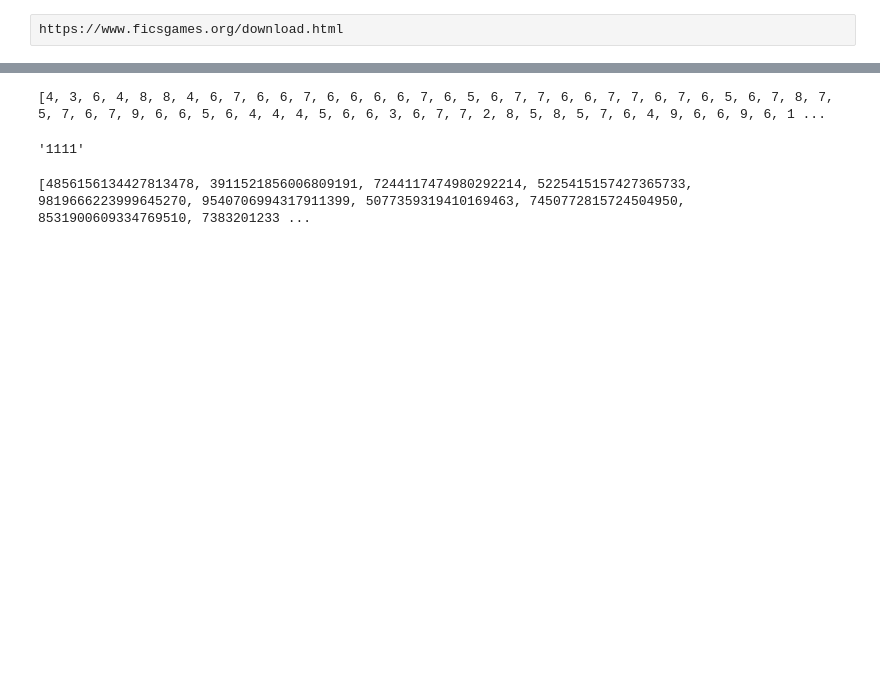
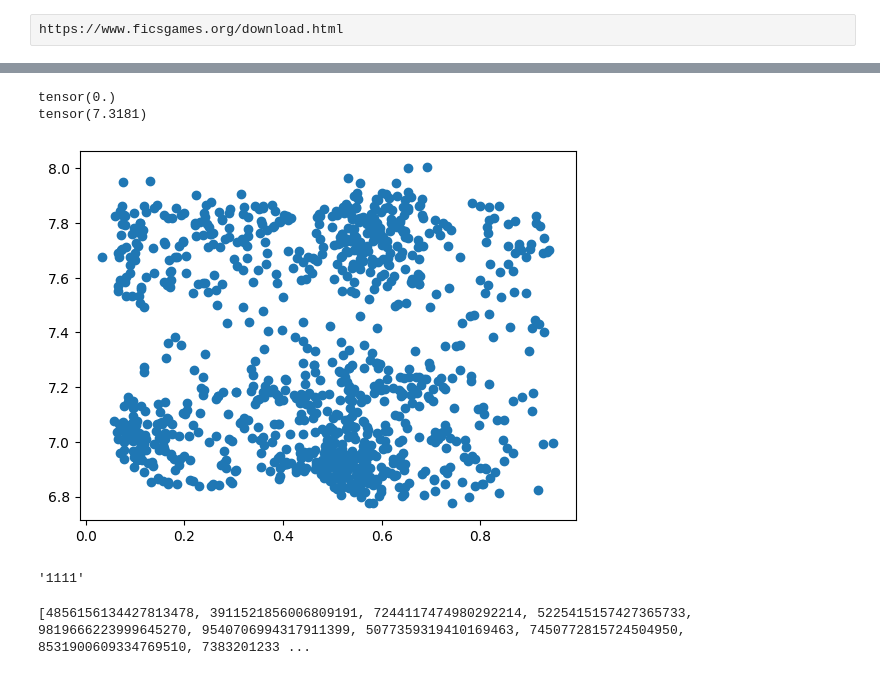
Before and after one commit to BradyWynn/chess, a Jupyter notebook: old.ipynb, the cells around one changed output, grey strips where cells are left out. Cells and saved outputs as stored; diff of their text form; code cells hidden in the pictures; blank space fills up the shorter version.

```diff
--- a/old.ipynb
+++ b/old.ipynb
@@ -191,19 +191,59 @@ sum(losses[len(losses) - 100:]) / 100
 # %%
-fen = "8/8/8/KP1q1k2/P7/8/8/8 w - - 1 61"
-a = fen_to_bitboard(fen)
+size = 1000
+# training dataset
+fens_ = cur.execute(f"SELECT fen FROM evaluations LIMIT {size}")
+fens = fens_.fetchall()
+
 # print(model(a))
-w = list(model.parameters())[0][0]
-b = torch.tensor([0.5235], device=device)
-w1 = (torch.floor((w*90.2425267908)+6.7241))
-# relu = torch.nn.ReLU()
-L = []
-for i in w1.int():
-    L.append(i.item())
-print(L)
-# print(a @ w)
+w = list(model.parameters())
+w1 = torch.floor(torch.clip((w[0].detach().cpu() / 0.5) + 7.5, 0, 15))
+w2 = torch.floor(torch.clip(w[2].detach().cpu() / 0.25 + 7.5, 0, 15))
+w3 = torch.floor(torch.clip(w[4].detach().cpu() / 0.0125 + 7.5, 0, 15))
+# b = torch.tensor([0.5235], device=device)
+# w1 = (torch.floor((w*90.2425267908)+6.7241))
+# # relu = torch.nn.ReLU()
+# L = []
+# for i in w1.int():
+#     L.append(i.item())
+# print(L)
+real = []
+quant = []
+quants = 0
+quantz = 0
+for i in range(1000):
+    fen = fens[i][0]
+    a = fen_to_bitboard(fen)
+    # real
+    relu = nn.ReLU()
+    r = (a @ w[0].T.detach().cpu() + w[1].detach().cpu())
+    r = relu(r)
+    r = (r @ w[2].T.detach().cpu() + w[3].detach().cpu())
+    r = relu(r)
+    r = (r @ w[4].T.detach().cpu() + w[5].detach().cpu())
+
+    # quant
+    q = (a @ (w1.T - 7.5) + (w[1].detach().cpu()/0.5).int()) #* 0.5/1.0669375 + 0.9923 + 7.5
+    q = torch.clamp(q, 0, 15)
+    q = (q @ (w2.T - 7.5) + (w[3].detach().cpu().int()/0.25).int()) * 0.25/4.15195625 + 8.1350 + 7.5
+    q = torch.clamp(q, 0, 15)
+    q = (q @ (w3.T - 7.5) + (w[5].detach().cpu().int()/0.0125).int()) * 0.0125/1 + 7.5
+    real.append(r.item())
+    quant.append(q.item())
+    quants += -torch.min(q)+torch.max(q)
+    quantz += (torch.min(q)+torch.max(q))/2
+plt.scatter(real, quant)
+# plt.hist(q.view(1, -1), 10)
+print(quants/1000)
+print(quantz/1000)
+#     plt.hist(r, 100)
+
+# print(r)
+# print(q)
 # print(((a @ w1) - (6.7241 * torch.sum(a)))/90.2425267908)
 # %% [output]
-[4, 3, 6, 4, 8, 8, 4, 6, 7, 6, 6, 7, 6, 6, 6, 6, 7, 6, 5, 6, 7, 7, 6, 6, 7, 7, 6, 7, 6, 5, 6, 7, 8, 7, 5, 7, 6, 7, 9, 6, 6, 5, 6, 4, 4, 4, 5, 6, 6, 3, 6, 7, 7, 2, 8, 5, 8, 5, 7, 6, 4, 9, 6, 6, 9, 6, 1 ...
+tensor(0.)
+tensor(7.3181)
+[figure, added]
 # %%
 '{0:04b}'.format(15)
 # %% [output]
```
Also changed, not shown: parts of 12 cells of this notebook, 2 other files.
